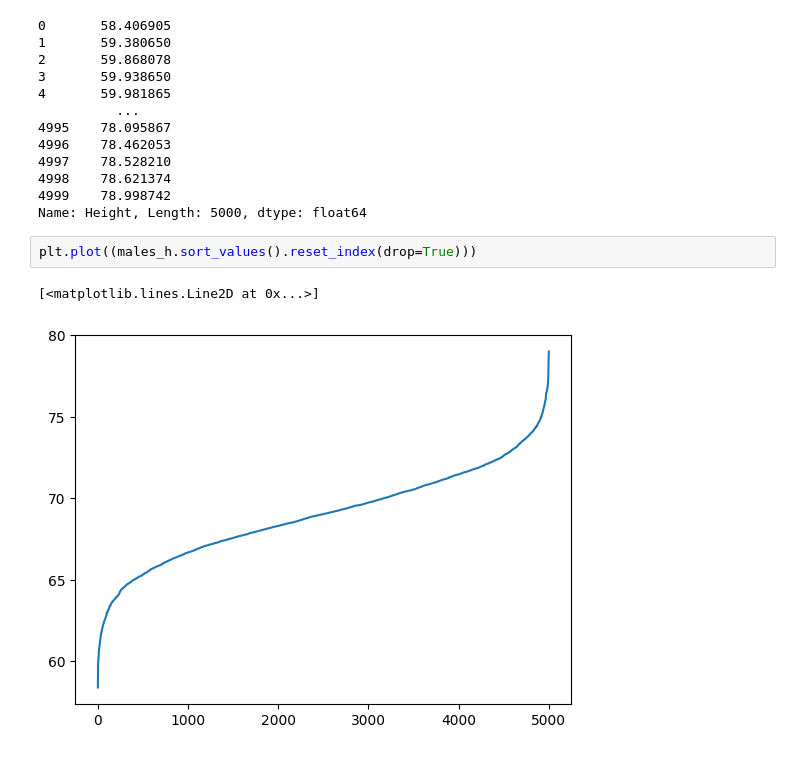
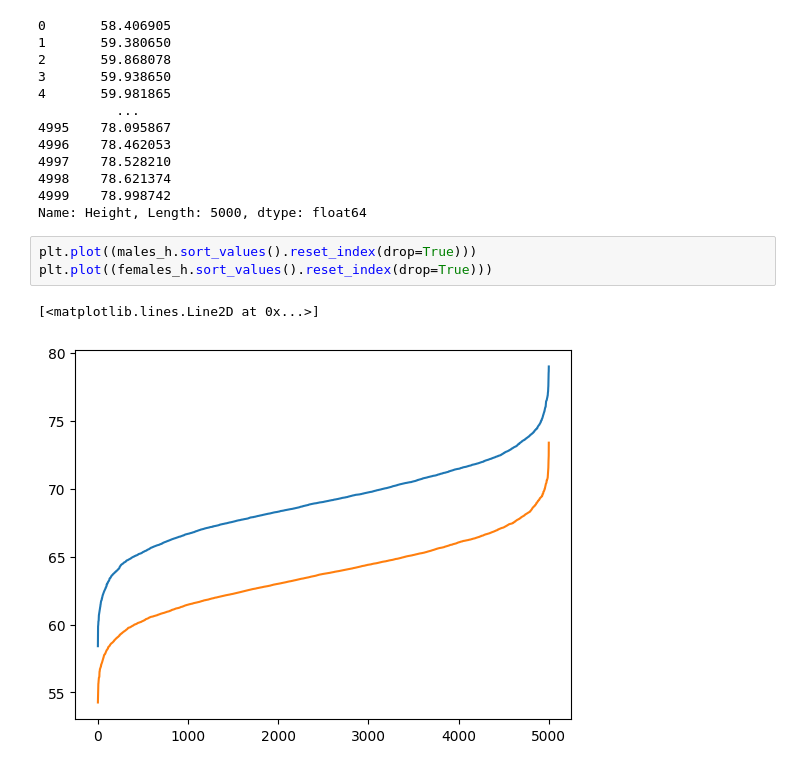
Before and after one commit to najibifar/Data_Analysis, a Jupyter notebook: StatsBasic/kstest.ipynb, the cells around one changed output. Drawn from its saved outputs; the diff is of its cells as text.

```diff
--- a/StatsBasic/kstest.ipynb
+++ b/StatsBasic/kstest.ipynb
@@ -101,6 +101,7 @@ males_h.sort_values().reset_index(drop=True)
 Name: Height, Length: 5000, dtype: float64
 # %%
 plt.plot((males_h.sort_values().reset_index(drop=True)))
+plt.plot((females_h.sort_values().reset_index(drop=True)))
 # %% [output]
 [<matplotlib.lines.Line2D at 0x...>]
-[figure, old version]
+[figure, new version]
```
Also changed, not shown: parts of 2 cells of this notebook.
